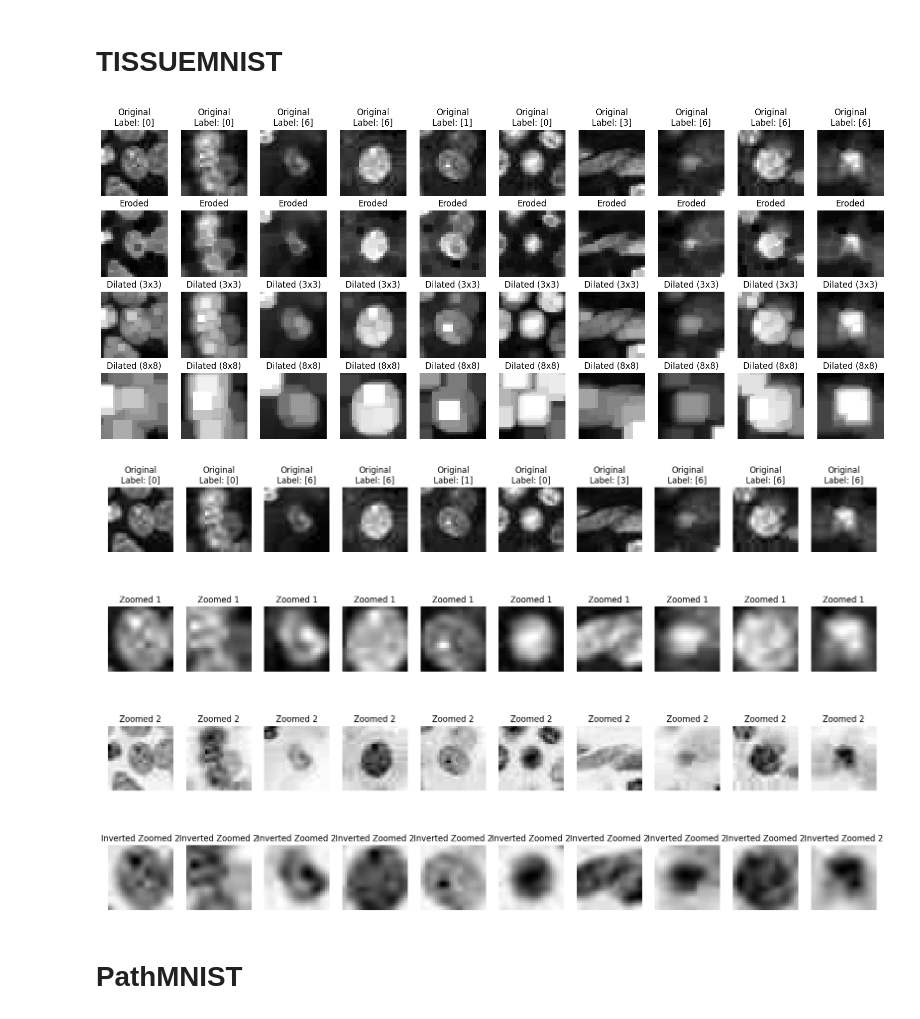
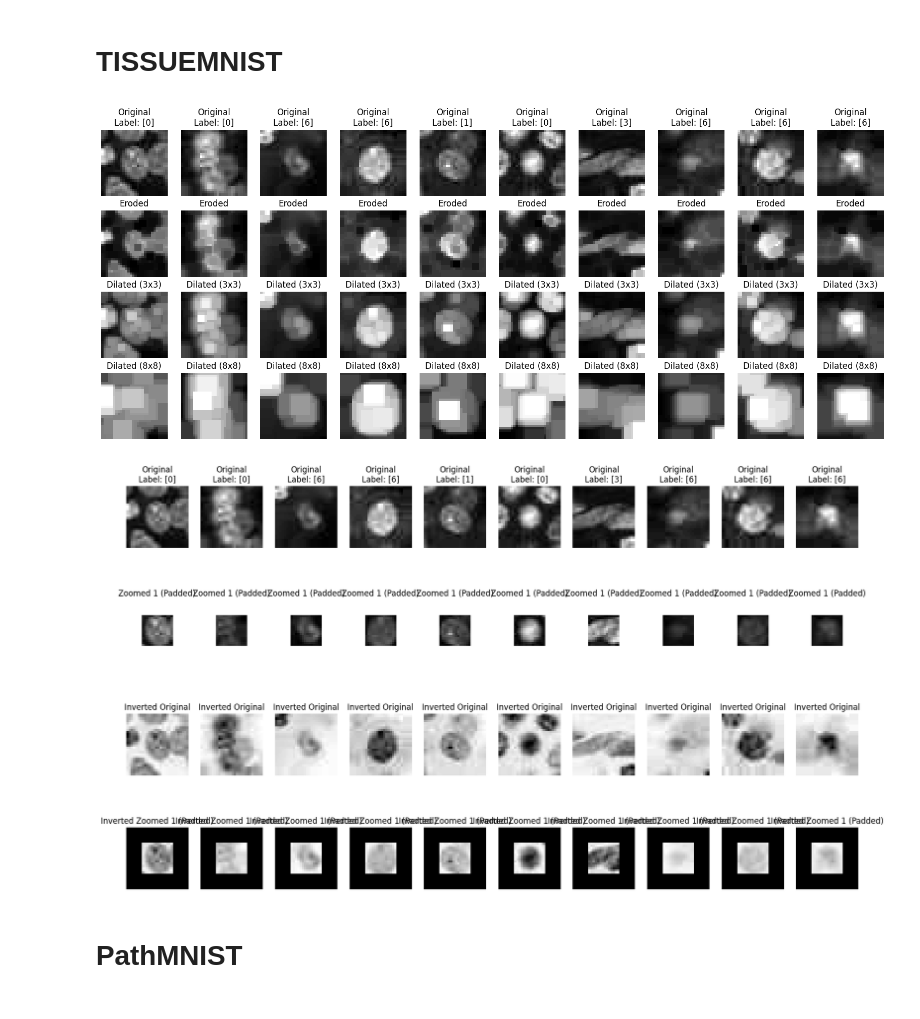
Before and after one commit to leahcimali/CFL-Evaluation-of-labels-and-quantity-skew, a Jupyter notebook: Results.ipynb, the cells around one changed output. Saved outputs shown, nothing was run; the diff lists cells and outputs as text; code cells hidden in the pictures.

Commit message:
Correct tissuemnist and octomnist concept shifts Add padding to the images to have them all 28*28

```diff
--- a/Results.ipynb
+++ b/Results.ipynb
@@ -403,42 +589,46 @@ def plot_images_with_zoom(train_dataset, n_images=10):
     for i in range(n_images):
         image, label = train_dataset[i]
         image_np = image.numpy().squeeze()  # Convert to numpy array and remove channel dimension if grayscale
 
         # Zoom into the center of the image with different granularities
         h, w = image_np.shape
-        zoomed_image_1 = cv2.resize(image_np[h//4:3*h//4, w//4:3*w//4], (28, 28), interpolation=cv2.INTER_LINEAR)
+        zoomed_image_1 = cv2.resize(image_np[h//4:3*h//4, w//4:3*w//4], (14, 14), interpolation=cv2.INTER_LINEAR)
 
-        # Invert grayscale values of zoomed_image_2
+        # Add zero padding to make it 28x28
+        zoomed_image_1_padded = np.pad(zoomed_image_1, ((7, 7), (7, 7)), mode='constant', constant_values=0)
+
+        # Invert grayscale values of the original image
         inverted_image = 255 - image_np
 
-        inverted_zoomed_image_2 =255- zoomed_image_1
+        # Invert grayscale values of zoomed_image_1_padded
+        inverted_zoomed_image_2 = 255 - zoomed_image_1_padded
 
         # Plot original image
         axes[0, i].imshow(image_np, cmap='gray')
         axes[0, i].set_title(f'Original\nLabel: {label}')
         axes[0, i].axis('off')
 
-        # Plot zoomed images with different granularities
-        axes[1, i].imshow(zoomed_image_1, cmap='gray')
-        axes[1, i].set_title('Zoomed 1')
+        # Plot zoomed images with zero padding
+        axes[1, i].imshow(zoomed_image_1_padded, cmap='gray')
+        axes[1, i].set_title('Zoomed 1 (Padded)')
         axes[1, i].axis('off')
 
         axes[2, i].imshow(inverted_image, cmap='gray')
-        axes[2, i].set_title('Zoomed 2')
+        axes[2, i].set_title('Inverted Original')
         axes[2, i].axis('off')
 
         # Plot inverted zoomed_image_2
         axes[3, i].imshow(inverted_zoomed_image_2, cmap='gray')
-        axes[3, i].set_title('Inverted Zoomed 2')
+        axes[3, i].set_title('Inverted Zoomed 1 (Padded)')
         axes[3, i].axis('off')
 
     plt.show()
 
 # Plot the first 10 images from the TissueMNIST dataset with different granularities of zoom
 plot_images_with_zoom(train_dataset, n_images=10)
 # %% [output]
 [figure]
-[figure, old version]
+[figure, new version]
 # %% [markdown]
 # PathMNIST
 # %%
```
Also changed, not shown: parts of 17 cells of this notebook, 1 other file.
